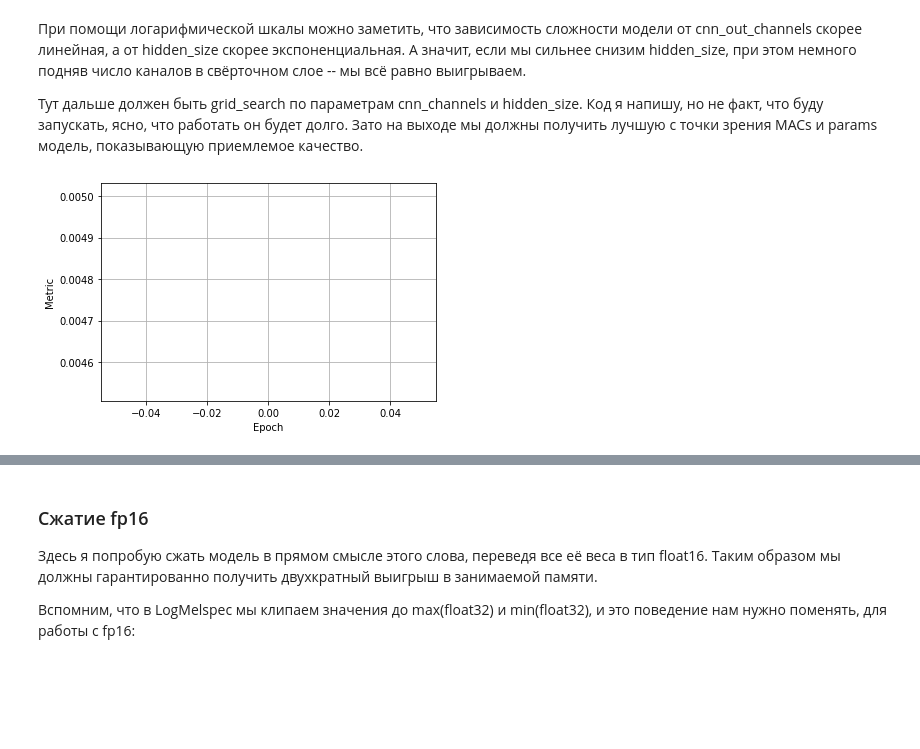
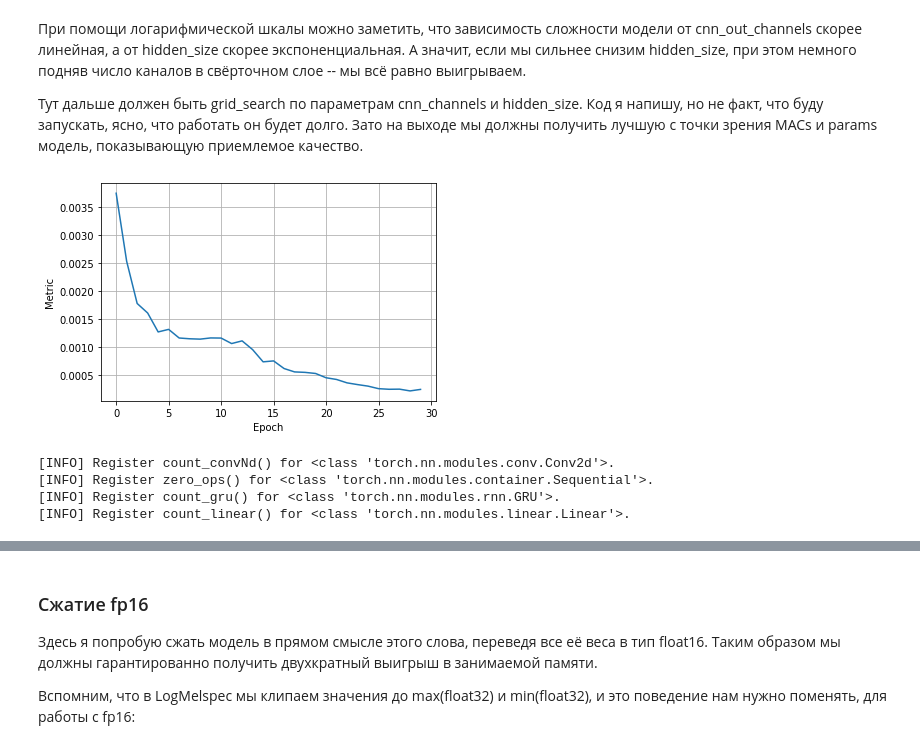
Before and after one commit to johanDDC/KWS, a Jupyter notebook: main.ipynb, the cells around one changed output, grey strips where cells are left out. Drawn from its saved outputs; the diff is of its cells as text; code cells hidden in the pictures; blank space fills up the shorter version.

```diff
--- a/main.ipynb
+++ b/main.ipynb
@@ -517,7 +517,7 @@ defaultdict(list,
 ### Reproduce
 # %%
 history = defaultdict(list)
-config = TaskConfig(hidden_size=32)
+config = TaskConfig(hidden_size=32, learning_rate=1e-3, weight_decay=1e-3, num_epochs=35)
 model = CRNN(config).to(config.device)
 
 print(model)
@@ -550,7 +550,7 @@ CRNN(
 from copy import deepcopy
 
 best_val = 1
-for n in range(TaskConfig.num_epochs):
+for n in range(config.num_epochs):
 
     train_epoch(model, opt, train_loader,
                 melspec_train, config.device, scheduler=scheduler)
@@ -879,26 +881,33 @@ hidden_size, при этом немного подняв число канало
 запускать, ясно, что работать он будет долго. Зато на выходе мы должны получить лучшую с точки зрения MACs и params модель,
 показывающую приемлемое качество.
 # %%
+channels = [2, 4, 6, 8]
+h_sizes = [12, 14, 16, 18]
+
 MAC_matrix = np.empty((4, 4), np.float32)
 params_matrix = np.empty((4, 4), np.float32)
 val_matrix = np.empty((4, 4), np.float32)
 
 for i, channel in enumerate(channels):
     for j, size in enumerate(h_sizes):
-        cfg = TaskConfig(num_epochs=35,
+        cfg = TaskConfig(num_epochs=30,
                          cnn_out_channels=channel,
                          hidden_size=size)
         distil_model, opt, scheduler = define_model(cfg)
         mdl_name = f"distil_h_{size}_c_{channel}"
 
         mdl_dict = train(baseline_model, distil_model, opt, scheduler, softmax_T,
                           melspec_train, cfg, loss_coeffs,
                           val_loader, melspec_val, model_name=mdl_name)
         macs, params = profile(distil_model, (torch.randn(1, cfg.n_mels, 100).cuda(),))
         val = validation(distil_model, val_loader, melspec_val, cfg.device)
         val_matrix[i, j] = val
         MAC_matrix[i, j] = macs
         params_matrix[i, j] = params
 # %% [output]
-[figure, old version]
+[figure, new version]
+[INFO] Register count_convNd() for <class 'torch.nn.modules.conv.Conv2d'>.
+[INFO] Register zero_ops() for <class 'torch.nn.modules.container.Sequential'>.
+[INFO] Register count_gru() for <class 'torch.nn.modules.rnn.GRU'>.
+[INFO] Register count_linear() for <class 'torch.nn.modules.linear.Linear'>.
 # %%
```
Also changed, not shown: parts of 22 cells of this notebook, 3 other files.
